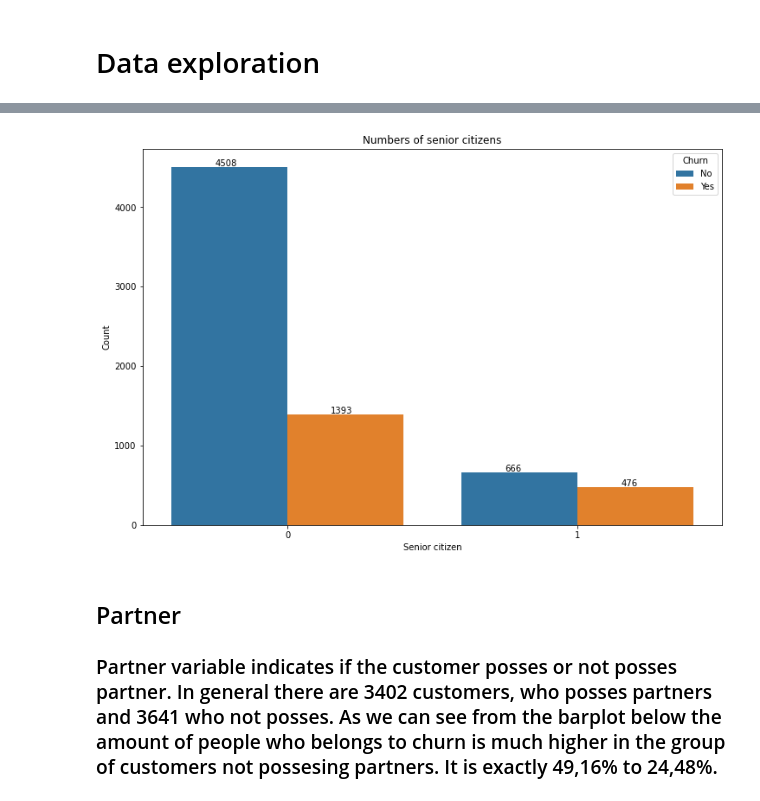
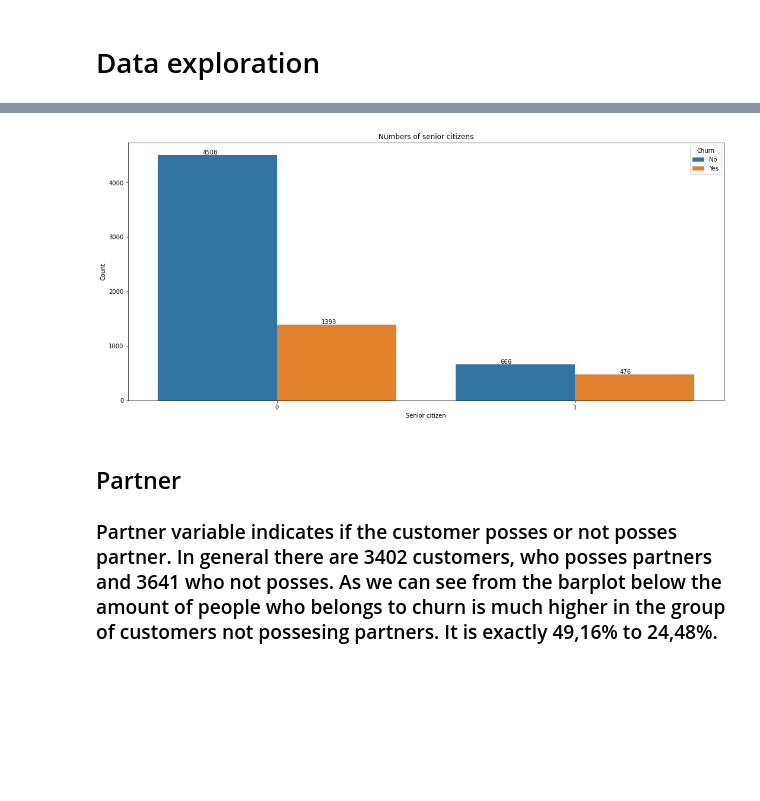
Before and after one commit to ShadowX97/projects, a Jupyter notebook: Telco_customer_churn.ipynb, the cells around one changed output, grey strips where cells are left out. Drawn from its saved outputs; the diff is of its cells as text; code cells hidden in the pictures; blank space fills up the shorter version.

```diff
--- a/Telco_customer_churn.ipynb
+++ b/Telco_customer_churn.ipynb
@@ -50,16 +45,16 @@ array([0, 1], dtype=int64)
 # %%
-plt.figure(figsize = (12,8))
+plt.figure(figsize = (18,8))
 ax = sns.countplot(x = 'SeniorCitizen', hue = 'Churn', data = df)
 plt.title('Numbers of senior citizens')
 plt.xlabel('Senior citizen')
 plt.ylabel('Count')
 
 for p in ax.patches:
     ax.annotate(p.get_height(), (p.get_x()+ 0.15, p.get_height()+10))
 
 plt.show()
 # %% [output]
-[figure, old version]
+[figure, new version]
 # %% [markdown]
 ## Partner
 ### Partner variable indicates if the customer posses or not posses partner. In general there are 3402 customers, who posses partners and 3641 who not posses.  As we can see from the barplot below the amount of people who belongs to churn is much higher in the group of customers not possesing partners. It is exactly 49,16% to 24,48%.
```
Also changed, not shown: parts of 16 cells of this notebook.
